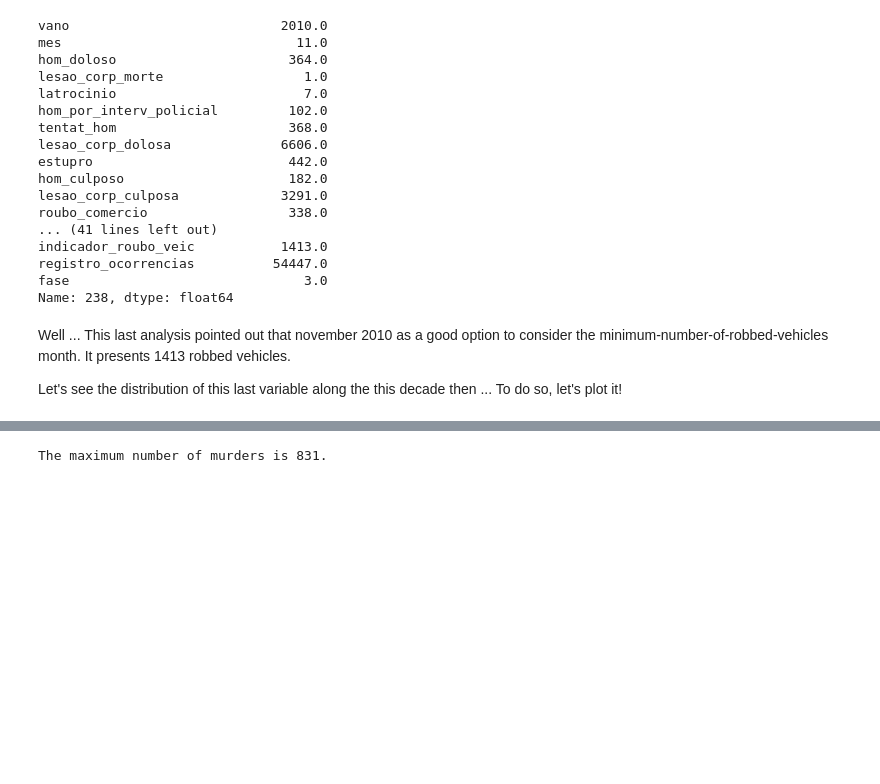
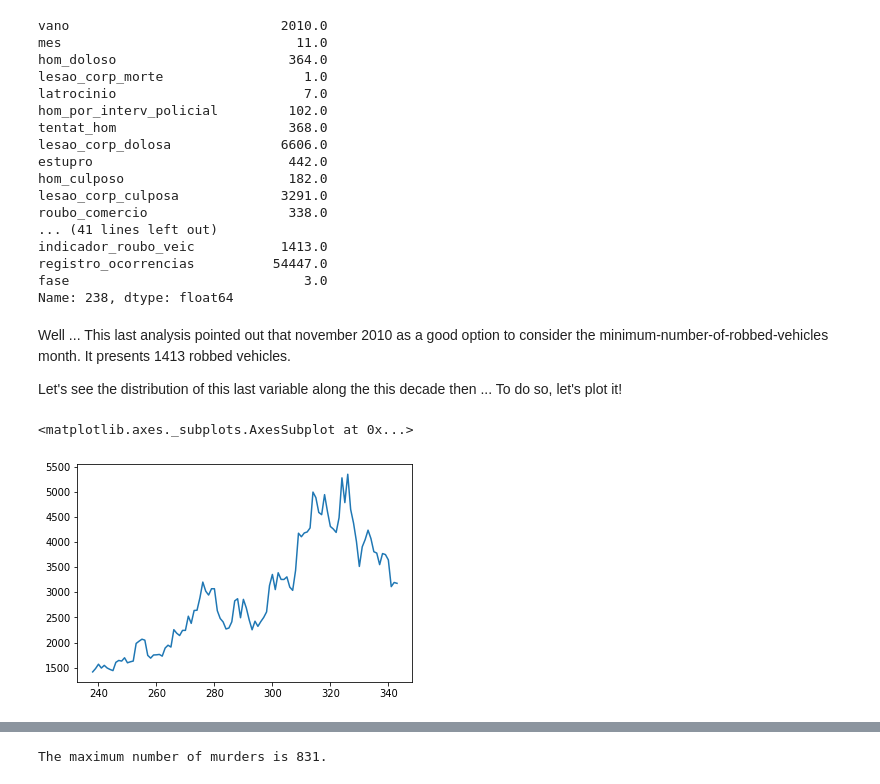
Before and after one commit to JoaoSiqueiraDS/DS_Days, a Jupyter notebook: [Template]_Rio_Violence_EDA_V3.ipynb, the cells around one changed output, grey strips where cells are left out. Cells and saved outputs as stored; diff of their text form; code cells hidden in the pictures; blank space fills up the shorter version.

```diff
--- a/[Template]_Rio_Violence_EDA_V3.ipynb
+++ b/[Template]_Rio_Violence_EDA_V3.ipynb
@@ -386,3 +395,8 @@ Well ... This last analysis pointed out that november 2010 as a good option to c
 Let's see the distribution of this last variable along the this decade then ... To do so, let's plot it!
 # %%
 # plotting the number of robbed vehicles along the last decade
+
+df.roubo_veiculo[238:].plot()
+# %% [output]
+<matplotlib.axes._subplots.AxesSubplot at 0x...>
+[figure, added]
```
Also changed, not shown: parts of 17 cells of this notebook.
